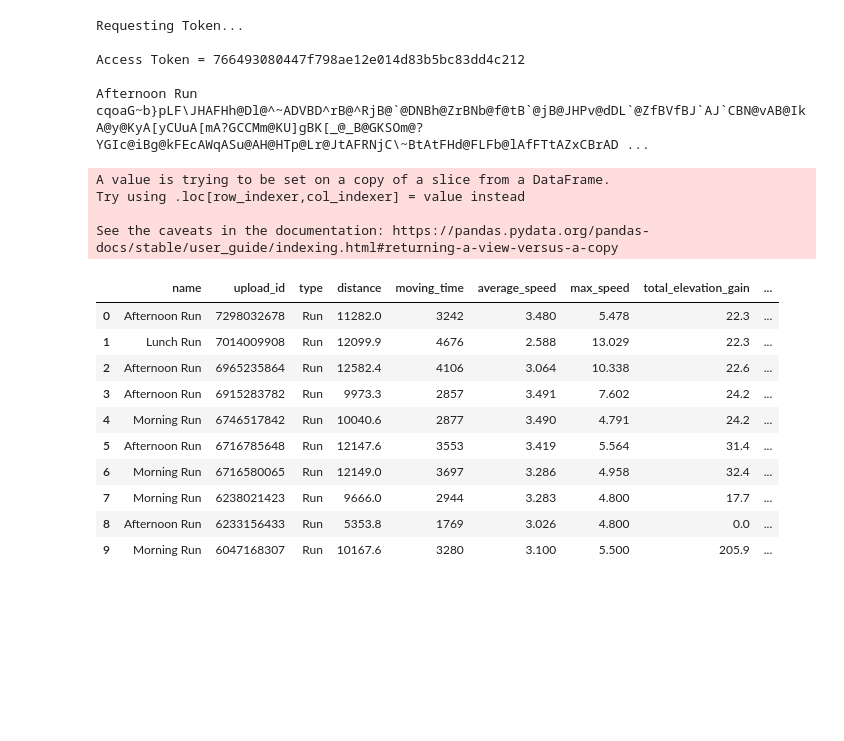
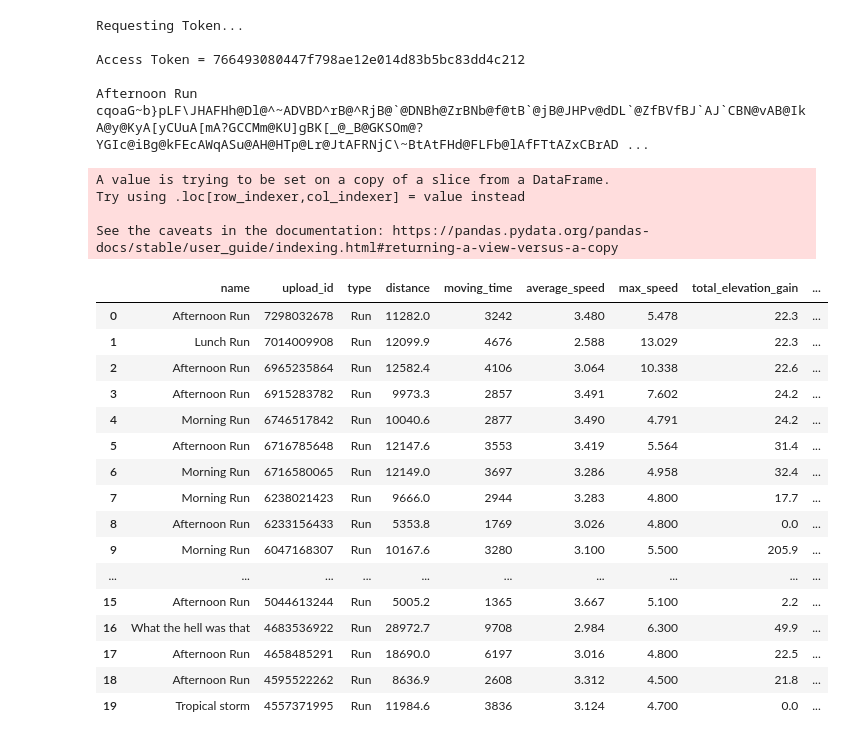
Before and after one commit to egersack/finalproject, a Jupyter notebook: PROJECT.ipynb, the cells around one changed output. Saved outputs shown, nothing was run; the diff lists cells and outputs as text; code cells hidden in the pictures; blank space fills up the shorter version.

```diff
--- a/PROJECT.ipynb
+++ b/PROJECT.ipynb
@@ -84,31 +84,37 @@ activities = json_normalize(my_dataset)
 # %%
 #Create new dataframe with only columns I care about
 cols = ['name', 'upload_id', 'type', 'distance', 'moving_time',
          'average_speed', 'max_speed','total_elevation_gain',
          'start_date_local'
        ]
 activities = activities[cols]
 #Break date into start time and date
 activities['start_date_local'] = pd.to_datetime(activities['start_date_local'])
 activities['start_time'] = activities['start_date_local'].dt.time
 activities['start_date_local'] = activities['start_date_local'].dt.date
-activities.head(10)
+activities.head(20)
 # %% [output]
 A value is trying to be set on a copy of a slice from a DataFrame.
 Try using .loc[row_indexer,col_indexer] = value instead
 
 See the caveats in the documentation: https://pandas.pydata.org/pandas-docs/stable/user_guide/indexing.html#returning-a-view-versus-a-copy
 |  | name | upload_id | type | distance | moving_time | average_speed | max_speed | total_elevation_gain | ... |
 | 0 | Afternoon Run | 7298032678 | Run | 11282.0 | 3242 | 3.480 | 5.478 | 22.3 | ... |
 | 1 | Lunch Run | 7014009908 | Run | 12099.9 | 4676 | 2.588 | 13.029 | 22.3 | ... |
 | 2 | Afternoon Run | 6965235864 | Run | 12582.4 | 4106 | 3.064 | 10.338 | 22.6 | ... |
 | 3 | Afternoon Run | 6915283782 | Run | 9973.3 | 2857 | 3.491 | 7.602 | 24.2 | ... |
 | 4 | Morning Run | 6746517842 | Run | 10040.6 | 2877 | 3.490 | 4.791 | 24.2 | ... |
 | 5 | Afternoon Run | 6716785648 | Run | 12147.6 | 3553 | 3.419 | 5.564 | 31.4 | ... |
 | 6 | Morning Run | 6716580065 | Run | 12149.0 | 3697 | 3.286 | 4.958 | 32.4 | ... |
 | 7 | Morning Run | 6238021423 | Run | 9666.0 | 2944 | 3.283 | 4.800 | 17.7 | ... |
 | 8 | Afternoon Run | 6233156433 | Run | 5353.8 | 1769 | 3.026 | 4.800 | 0.0 | ... |
 | 9 | Morning Run | 6047168307 | Run | 10167.6 | 3280 | 3.100 | 5.500 | 205.9 | ... |
+| ... | ... | ... | ... | ... | ... | ... | ... | ... | ... |
+| 15 | Afternoon Run | 5044613244 | Run | 5005.2 | 1365 | 3.667 | 5.100 | 2.2 | ... |
+| 16 | What the hell was that | 4683536922 | Run | 28972.7 | 9708 | 2.984 | 6.300 | 49.9 | ... |
+| 17 | Afternoon Run | 4658485291 | Run | 18690.0 | 6197 | 3.016 | 4.800 | 22.5 | ... |
+| 18 | Afternoon Run | 4595522262 | Run | 8636.9 | 2608 | 3.312 | 4.500 | 21.8 | ... |
+| 19 | Tropical storm | 4557371995 | Run | 11984.6 | 3836 | 3.124 | 4.700 | 0.0 | ... |
 # %%
 runs = activities.loc[activities['type'] == 'Run']
 # %%
```
Also changed, not shown: parts of 3 cells of this notebook.
